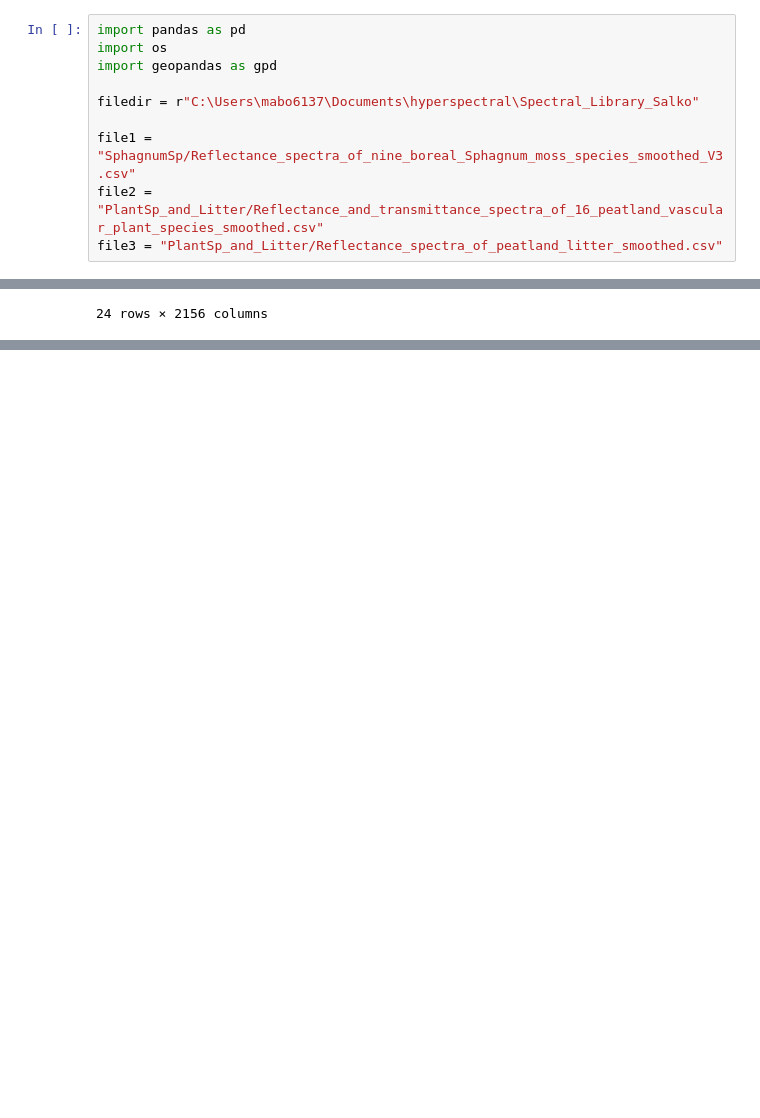
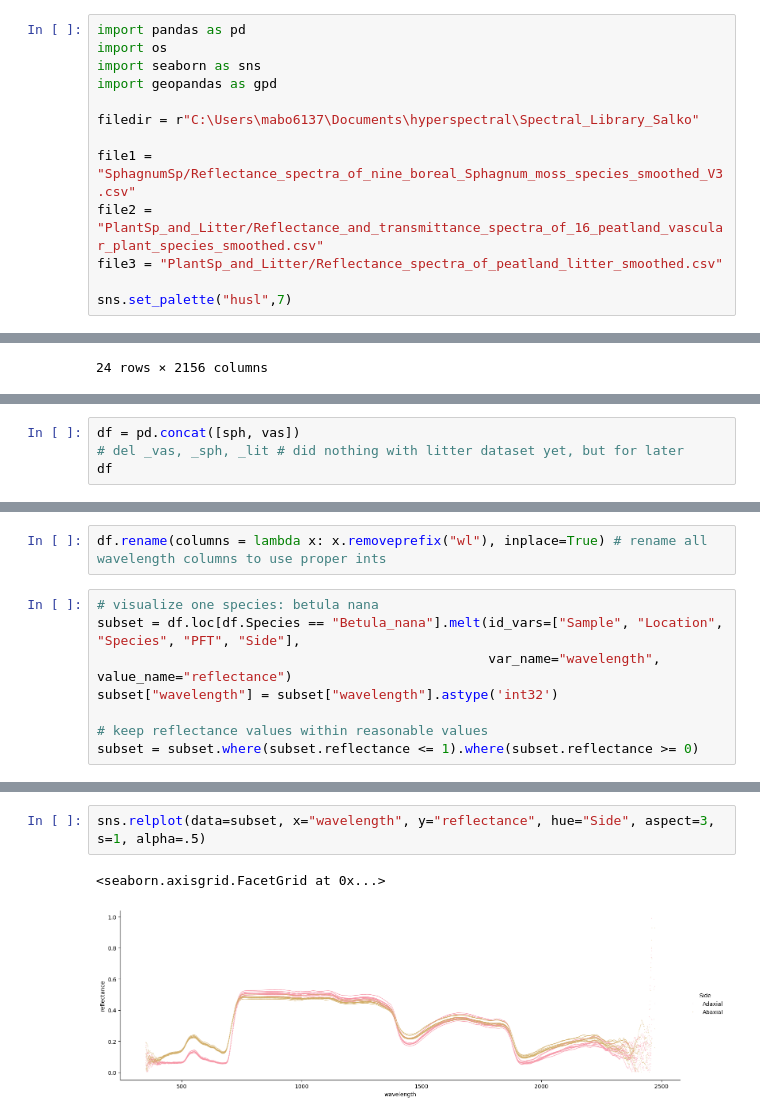
Before and after one commit to Ria-boe/hyperspectral, a Jupyter notebook: compare_species_PFTs.ipynb, the cells around one changed output, grey strips where cells are left out. Cells and saved outputs as stored; diff of their text form; blank space fills up the shorter version.

Commit message:
plot one plant species, including necessary filtering

```diff
--- a/compare_species_PFTs.ipynb
+++ b/compare_species_PFTs.ipynb
@@ -17,6 +17,7 @@ Aiming to compare observations from peatland species, aggregate them to my under
 # %%
 import pandas as pd
 import os
+import seaborn as sns
 import geopandas as gpd
 
 filedir = r"C:\Users\mabo6137\Documents\hyperspectral\Spectral_Library_Salko"
@@ -24,6 +25,8 @@ filedir = r"C:\Users\mabo6137\Documents\hyperspectral\Spectral_Library_Salko"
 file1 = "SphagnumSp/Reflectance_spectra_of_nine_boreal_Sphagnum_moss_species_smoothed_V3.csv"
 file2 = "PlantSp_and_Litter/Reflectance_and_transmittance_spectra_of_16_peatland_vascular_plant_species_smoothed.csv"
 file3 = "PlantSp_and_Litter/Reflectance_spectra_of_peatland_litter_smoothed.csv"
+
+sns.set_palette("husl",7)
 # %% [markdown]
 ### Sphagnum dataset
 Steps: open (first three rows are headers), clean and assign pft = moss to all of them. Samples were measured several times (at fresh (0h, withing four to six hours after initial collection), after one day (24h), after two days (48h) and after one week (1w) of the sample collection) and I only want the fresh ones.
@@ -267,0 +238,4 @@ pd.concat([sph, vas])
+# %%
+df = pd.concat([sph, vas])
+# del _vas, _sph, _lit # did nothing with litter dataset yet, but for later
+df
@@ -267,0 +284,10 @@ pd.concat([sph, vas])
+# %%
+df.rename(columns = lambda x: x.removeprefix("wl"), inplace=True) # rename all wavelength columns to use proper ints
+# %%
+# visualize one species: betula nana
+subset = df.loc[df.Species == "Betula_nana"].melt(id_vars=["Sample", "Location", "Species", "PFT", "Side"],
+                                                  var_name="wavelength", value_name="reflectance")
+subset["wavelength"] = subset["wavelength"].astype('int32')
+
+# keep reflectance values within reasonable values
+subset = subset.where(subset.reflectance <= 1).where(subset.reflectance >= 0)
@@ -267,0 +320,5 @@ pd.concat([sph, vas])
+# %%
+sns.relplot(data=subset, x="wavelength", y="reflectance", hue="Side", aspect=3, s=1, alpha=.5)
+# %% [output]
+<seaborn.axisgrid.FacetGrid at 0x...>
+[figure, added]
```
Also changed, not shown: parts of 9 cells of this notebook.
